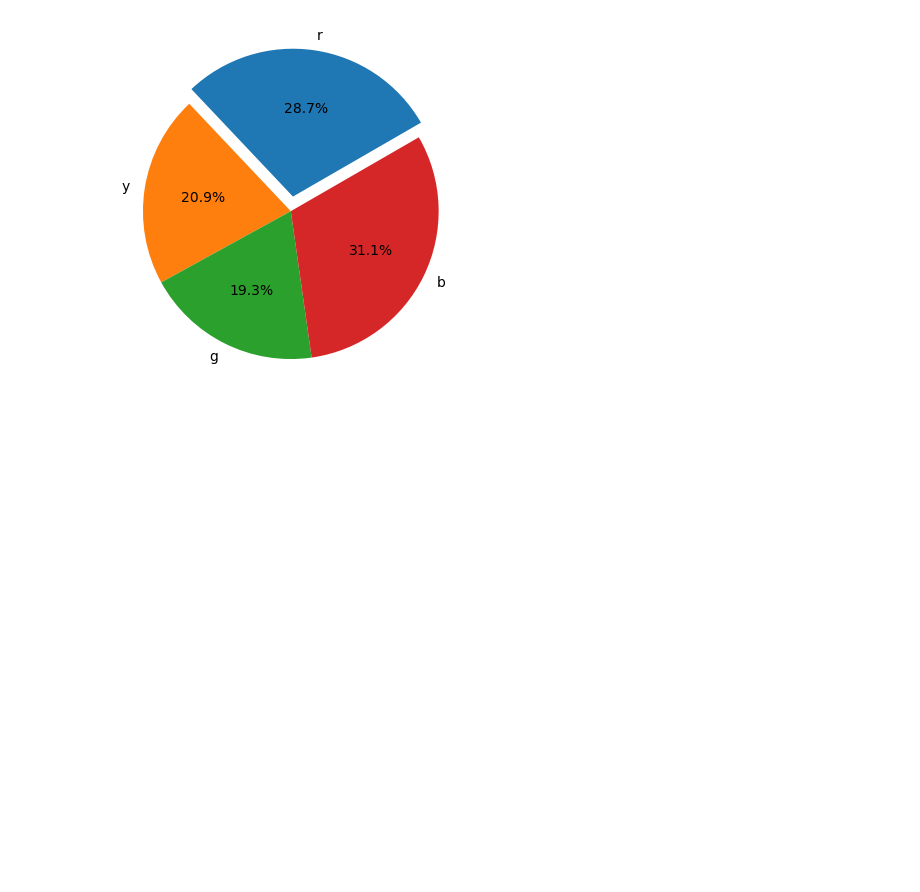
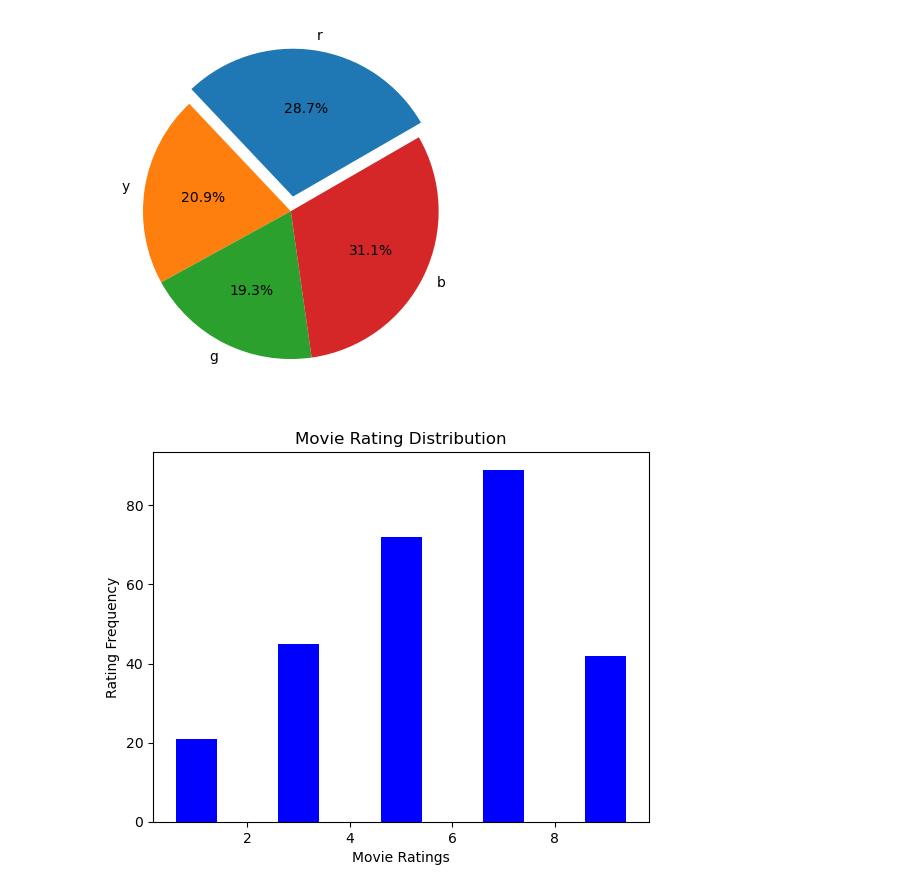
Before and after one commit to rabobahago/Python_ML_Data_Science, a Jupyter notebook: data_analyst/matplotlib/main.ipynb, the cells around one changed output. Drawn from its saved outputs; the diff is of its cells as text; code cells hidden in the pictures; blank space fills up the shorter version.

```diff
--- a/data_analyst/matplotlib/main.ipynb
+++ b/data_analyst/matplotlib/main.ipynb
@@ -44,3 +44,19 @@ plt.pie(scores, labels=['r', 'y', 'g', 'b'], startangle=30, explode=(0.1, 0, 0,
 # %% [output]
 %%f
 [figure]
+# %%
+# create the data
+movie_ratings = [1,3,5,7,9]
+rating_counts = [21,45,72,89,42]
+# Plot the data
+plt.bar(movie_ratings, rating_counts, color='blue')
+# Add X Label on X-axis
+plt.xlabel("Movie Ratings")
+# Add X Label on X-axis
+plt.ylabel("Rating Frequency")
+# Add a title to graph
+plt.title("Movie Rating Distribution")
+# Show the plot
+plt.show()
+# %% [output]
+[figure, added]
```
Also changed, not shown: parts of 1 cell of this notebook, 2 other files.
